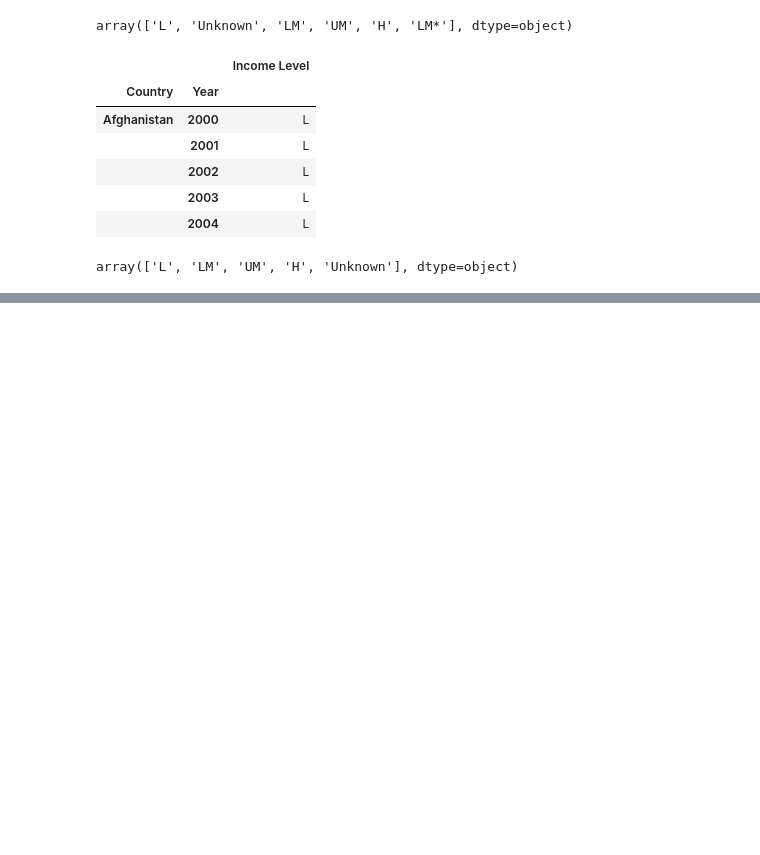
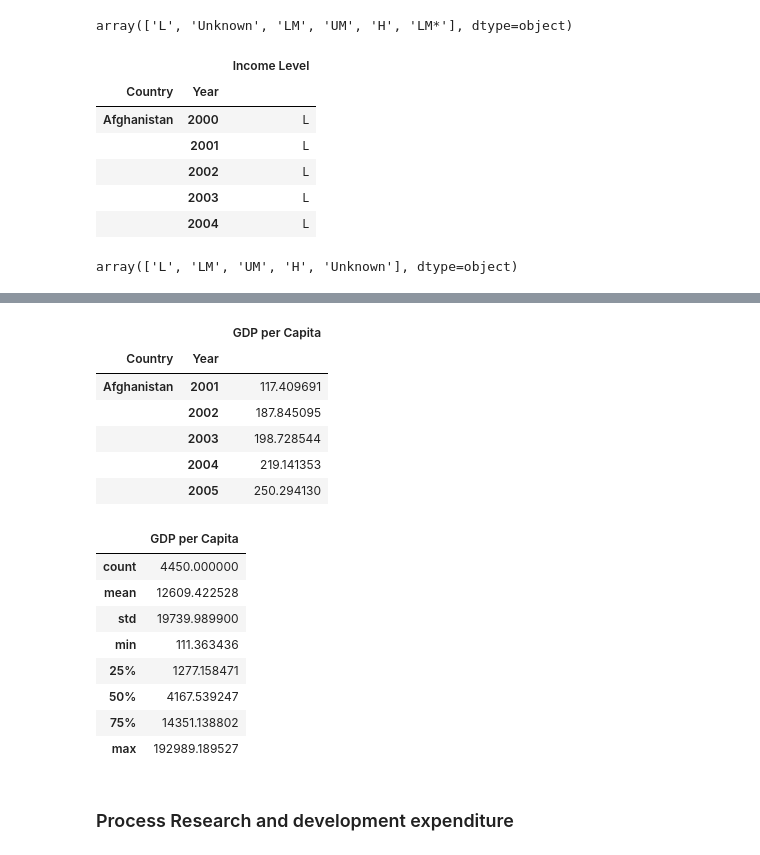
Before and after one commit to patrickFuerst/human_life_exp, a Jupyter notebook: Data_Collection_Insights(Patrick).ipynb, the cells around one changed output, grey strips where cells are left out. Drawn from its saved outputs; the diff is of its cells as text; code cells hidden in the pictures; blank space fills up the shorter version.

```diff
--- a/Data_Collection_Insights(Patrick).ipynb
+++ b/Data_Collection_Insights(Patrick).ipynb
@@ -276,0 +315,22 @@ array(['L', 'LM', 'UM', 'H', 'Unknown'], dtype=object)
+# %%
+display(df_gpd_per_capita.head(5))
+display(df_gpd_per_capita.describe())
+# %% [output]
+|  |  | GDP per Capita |
+| Country | Year |  |
+| Afghanistan | 2001 | 117.409691 |
+|  | 2002 | 187.845095 |
+|  | 2003 | 198.728544 |
+|  | 2004 | 219.141353 |
+|  | 2005 | 250.294130 |
+|  | GDP per Capita |
+| count | 4450.000000 |
+| mean | 12609.422528 |
+| std | 19739.989900 |
+| min | 111.363436 |
+| 25% | 1277.158471 |
+| 50% | 4167.539247 |
+| 75% | 14351.138802 |
+| max | 192989.189527 |
+# %% [markdown]
+### Process Research and development expenditure
```
Also changed, not shown: parts of 12 cells of this notebook, 5 other files.
